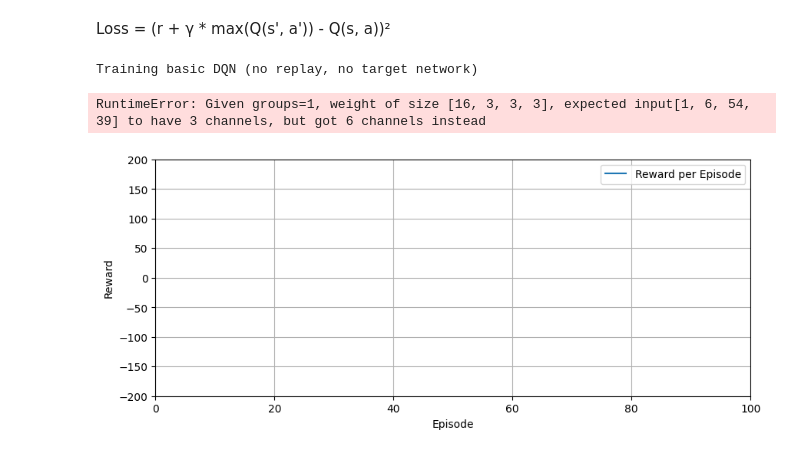
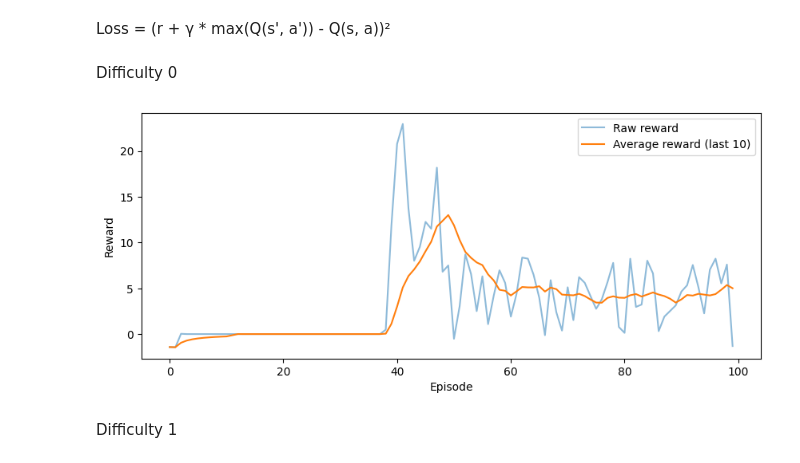
Before and after one commit to rarosilva/DL_Proj2, a Jupyter notebook: tasks/task1.ipynb, the cells around one changed output. Drawn from its saved outputs; the diff is of its cells as text; code cells hidden in the pictures.

```diff
--- a/tasks/task1.ipynb
+++ b/tasks/task1.ipynb
@@ -136,6 +163,8 @@ optimizer = optim.Adam(net.parameters(), lr=LR)
 # %%
+import os
+
 episode_rewards = []
-def train(net, optimizer, n_episodes = N_EPISODES, difficulty = DIFFICULTY, n_frames = 2):
+def train(net, optimizer, n_episodes = N_EPISODES, difficulty = DIFFICULTY, gamma = 0.99, n_frames = 1, heuristic=None, name=None):
     fig, ax = plt.subplots(figsize=(10, 4))
     line, = ax.plot([], [], label="Reward per Episode")
     ax.set_xlim(0, n_episodes)
@@ -147,8 +176,8 @@ def train(net, optimizer, n_episodes = N_EPISODES, difficulty = DIFFICULTY, n_fr
 
     reward_history = []
     for ep in range(n_episodes):
-        env = SpaceRaceEnv(difficulty=difficulty, round_time_seconds=60, ticks_per_second=10, obs_mode="rgb", include_semantic_info=False)
-        state, _ = env.reset(seed=BASE_SEED + ep)
+        env = SpaceRaceEnv(difficulty=difficulty, round_time_seconds=60, ticks_per_second=10, obs_mode="rgb", include_semantic_info=(heuristic != None))
+        state, info = env.reset(seed=BASE_SEED + ep)
 
         stack = [state] * n_frames
         state = np.concatenate(stack, axis=-1)
@@ -156,20 +185,25 @@ def train(net, optimizer, n_episodes = N_EPISODES, difficulty = DIFFICULTY, n_fr
         done = False
         total_reward = 0
         while not done:
-            with torch.no_grad():
-              q_values = net(preprocess_obs(state))
-              action = q_values.argmax().item()
+            if heuristic == None:
+              with torch.no_grad():
+                q_values = net(preprocess_obs(state))
+                action = q_values.argmax().item()
+            else:
+              action = heuristic(info)
 
             next_state, reward, terminated, truncated, _ = env.step(action)
             done = terminated or truncated
 
-            stack[0] = state # remove oldest frame
+            stack.pop(0) # remove oldest frame
+            stack.append(next_state)
             next_state = np.concatenate(stack, axis=-1)
 
-            loss = calculate_loss(net, state, action, reward, next_state, done)
+            loss = calculate_loss(net, state, action, reward, next_state, done, gamma)
+            optimizer.zero_grad()
             loss.backward()
             optimizer.step()
-            optimizer.zero_grad()
+
 
             total_reward += reward
             state = next_state
@@ -192,14 +226,9 @@ def train(net, optimizer, n_episodes = N_EPISODES, difficulty = DIFFICULTY, n_fr
         #plt.pause(0.001)
         display(plt.gcf())
 
-    torch.save(net.state_dict(), "DL_Proj2/model.pt")
+    if name != None:
+      os.makedirs(f"DL_Proj2/models/{name}", exist_ok=True)
+      torch.save(net.state_dict(), f"DL_Proj2/models/{name}/model.pt")
+      plt.savefig(f"DL_Proj2/models/{name}/reward_plot.png")
 
     return net
-
-# Train model
-print("Training basic DQN (no replay, no target network)")
-net = train(net, optimizer)
-# %% [output]
-Training basic DQN (no replay, no target network)
-RuntimeError: Given groups=1, weight of size [16, 3, 3, 3], expected input[1, 6, 54, 39] to have 3 channels, but got 6 channels instead
-[figure, removed]
@@ -235,0 +235,13 @@ def heuristic_policy(info):
+# %% [markdown]
+Difficulty 0
+# %%
+for gamma in [0.99, 0.95, 0.90]:
+  for n_frames in [4, 2, 1]:
+    for lr in [1e-3, 1e-4, 1e-5]:
+      dqn = DQN(n_actions=2, n_frames=n_frames).to(device)
+      optimizer = optim.Adam(dqn.parameters(), lr=LR)
+      train(dqn, optimizer, n_episodes=100, difficulty=0, gamma=gamma, n_frames=n_frames, name=f"model_diff=0_gamma={gamma}_n_frames={n_frames}_gamma={gamma}_lr={lr}")
+# %% [output]
+[figure, added]
+# %% [markdown]
+Difficulty 1
```
Also changed, not shown: parts of 6 cells of this notebook.
